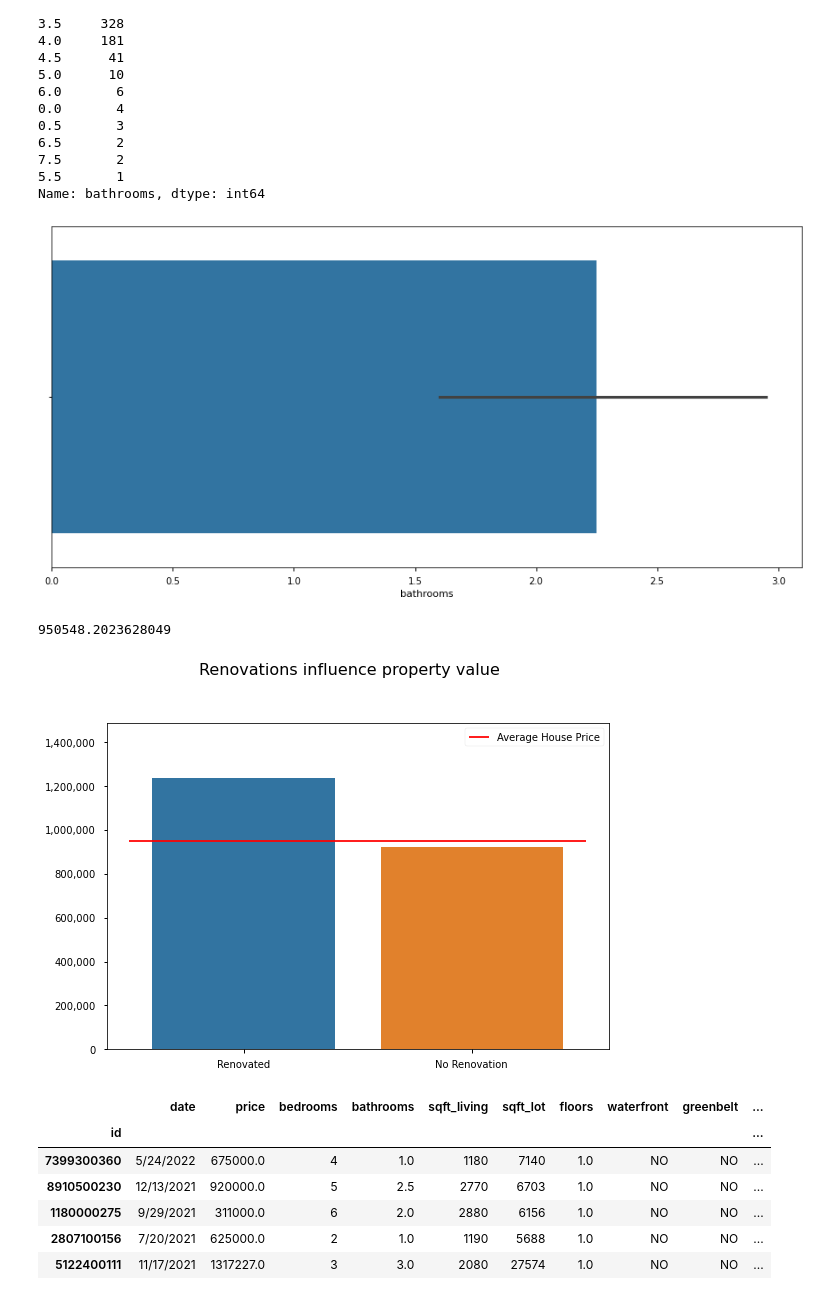
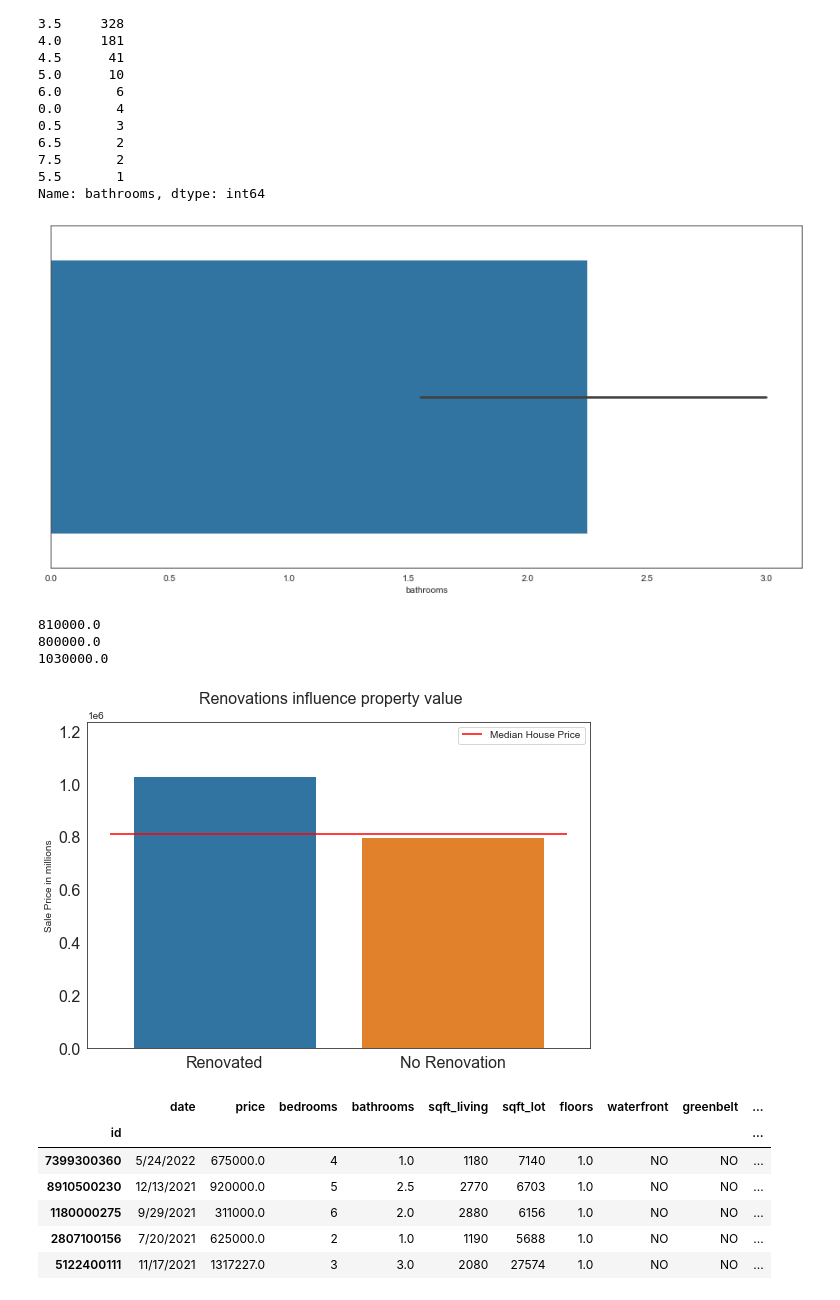
Before and after one commit to hall-nicholas/flatiron-ds-project-2, a Jupyter notebook: code/Dan_consolidated.ipynb, the cells around one changed output. Drawn from its saved outputs; the diff is of its cells as text; code cells hidden in the pictures.

```diff
--- a/code/Dan_consolidated.ipynb
+++ b/code/Dan_consolidated.ipynb
@@ -14,8 +14,8 @@ from sklearn.model_selection import train_test_split
 from matplotlib import pyplot as plt
 # , ticker as mticker
 
-plt.style.use('seaborn-notebook')
-
+# plt.style.use('seaborn-notebook')
+sns.set_style("white")
 %matplotlib inline
 # %%
 orig_data = pd.read_csv('../data/kc_house_data.csv', index_col=0).dropna()
@@ -315,34 +315,41 @@ ax = sns.barplot(bathroom_median)
 # ax.set_xlabel('Median Profit Margin (%)')
 # ax.set_title('Profit Margin vs Genre')
 # %% [output]
-[figure, old version]
+[figure, new version]
 # %%
-# print(no_renovation_mean)
-# print(renovated_mean)
+
 renovated = historic[(historic["Renovation"] == 1)]
-renovated_mean = renovated.price.mean()
+renovated_median = renovated.price.median()
 no_renovation = historic[(historic["Renovation"] == 0)]
-no_renovation_mean = no_renovation.price.mean()
+no_renovation_median = no_renovation.price.median()
 
 label_renovation = ["Renovated", "No Renovation"]
-values_renovation = [renovated_mean, no_renovation_mean]
+values_renovation = [renovated_median, no_renovation_median]
 
 fig, ax = plt.subplots( figsize=(9,6))
 sns.barplot(ax=ax, x=label_renovation, y=values_renovation )
-ax.get_yaxis().set_major_formatter(
-    plt.FuncFormatter(lambda x, p: format(int(x), ',')))
+# ax.get_yaxis().set_major_formatter(
+#     plt.FuncFormatter(lambda x, p: format(int(x), ',')))
 
 
-plt.suptitle("Renovations influence property value", size=16, y=1.02)
-ax.hlines(historic['price'].mean(), -.5 ,1.5, colors="red", label="Average House Price")
-ax.set_ylim(0,1.2*renovated_mean)
+plt.suptitle("Renovations influence property value", size=16, y=.95)
+ax.hlines(historic['price'].median(), -.5 ,1.5, colors="red", label="Median House Price")
+ax.set_ylim(0,1.2*renovated_median)
 ax.legend()
-historic['price'].mean()
-
+ax.set_ylabel("Sale Price in millions")
+plt.xticks(fontsize = 16)
+plt.yticks(fontsize = 16)
+# ylabels = ['{:,.2f}'.format(y) + 'K' for x in ax.get_yticks()/1000]
+# ax.set_yticklabels(ylabels)
 # # plt.yticks([0, 4000, 8000, 10000, 12000, 14000])
+print(historic['price'].median())
+print(no_renovation_median)
+print(renovated_median)
 # %% [output]
-950548.2023628049
+810000.0
+800000.0
+1030000.0
-[figure, old version]
+[figure, new version]
 # %%
 no_renovation.head()
 # %% [output]
```
Also changed, not shown: parts of 17 cells of this notebook.
